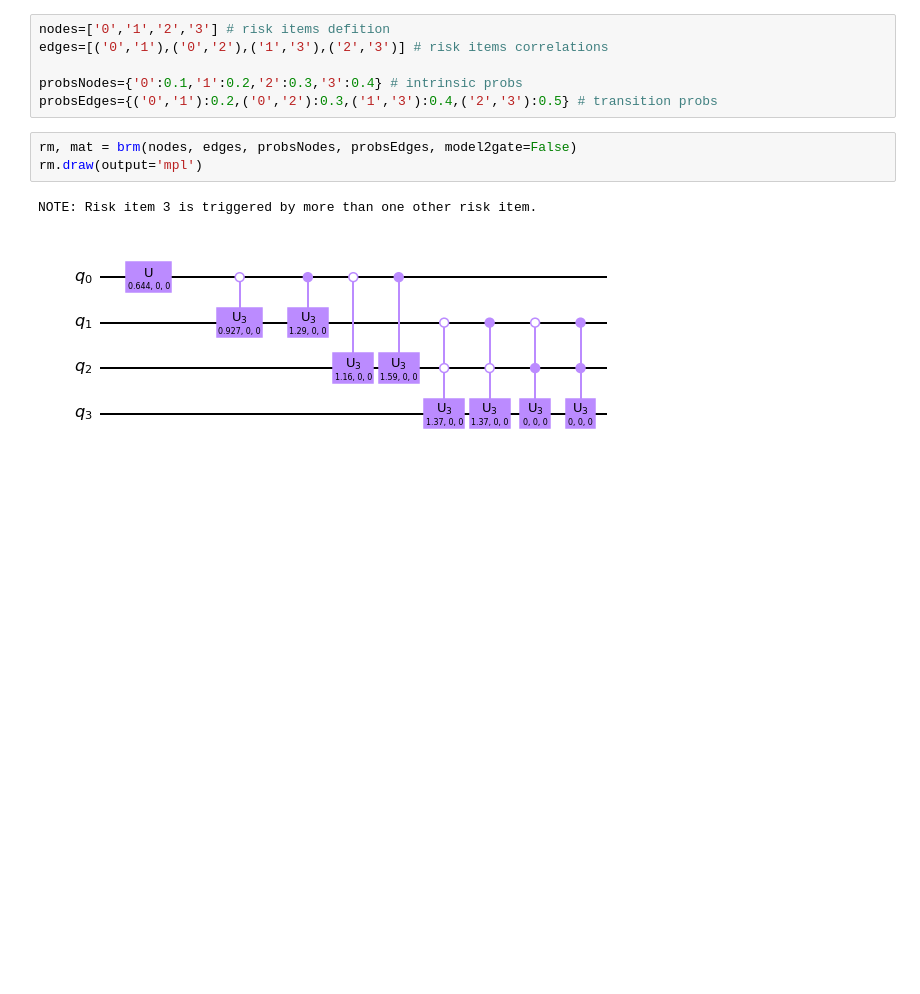
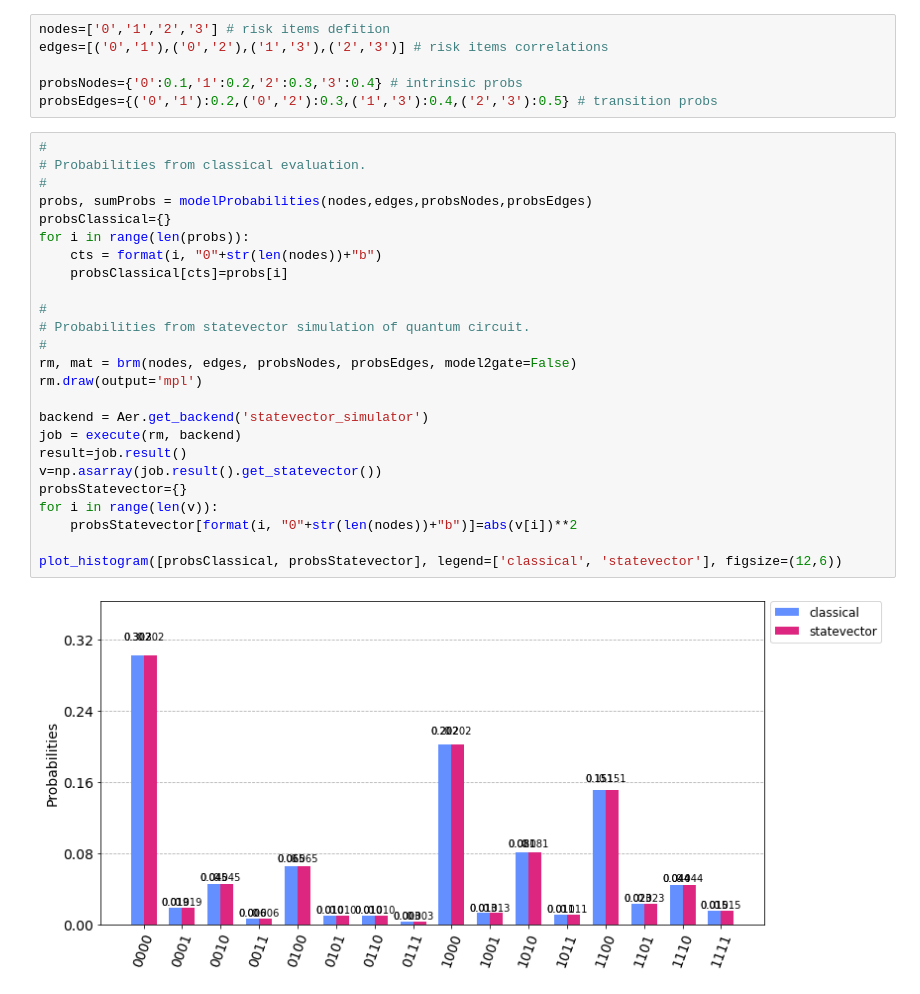
Before and after one commit to JoSQUANTUM/pygrnd, a Jupyter notebook: notebooks/risk_model.ipynb, the cells around one changed output. Cells and saved outputs as stored; diff of their text form; blank space fills up the shorter version.

```diff
--- a/notebooks/risk_model.ipynb
+++ b/notebooks/risk_model.ipynb
@@ -131,9 +177,30 @@ edges=[('0','1'),('0','2'),('1','3'),('2','3')] # risk items correlations
 
 probsNodes={'0':0.1,'1':0.2,'2':0.3,'3':0.4} # intrinsic probs
 probsEdges={('0','1'):0.2,('0','2'):0.3,('1','3'):0.4,('2','3'):0.5} # transition probs
-# %%
-rm, mat = brm(nodes, edges, probsNodes, probsEdges, model2gate=False)
-rm.draw(output='mpl')
-# %% [output]
-NOTE: Risk item 3 is triggered by more than one other risk item.
-[figure, removed]
+# %%
+#
+# Probabilities from classical evaluation.
+#
+probs, sumProbs = modelProbabilities(nodes,edges,probsNodes,probsEdges)
+probsClassical={}
+for i in range(len(probs)):
+    cts = format(i, "0"+str(len(nodes))+"b")
+    probsClassical[cts]=probs[i]
+
+#
+# Probabilities from statevector simulation of quantum circuit.
+#
+rm, mat = brm(nodes, edges, probsNodes, probsEdges, model2gate=False)
+rm.draw(output='mpl')
+
+backend = Aer.get_backend('statevector_simulator')
+job = execute(rm, backend)
+result=job.result()
+v=np.asarray(job.result().get_statevector())
+probsStatevector={}
+for i in range(len(v)):
+    probsStatevector[format(i, "0"+str(len(nodes))+"b")]=abs(v[i])**2
+
+plot_histogram([probsClassical, probsStatevector], legend=['classical', 'statevector'], figsize=(12,6))
+# %% [output]
+[figure, added]
```
Also changed, not shown: parts of 14 cells of this notebook.
